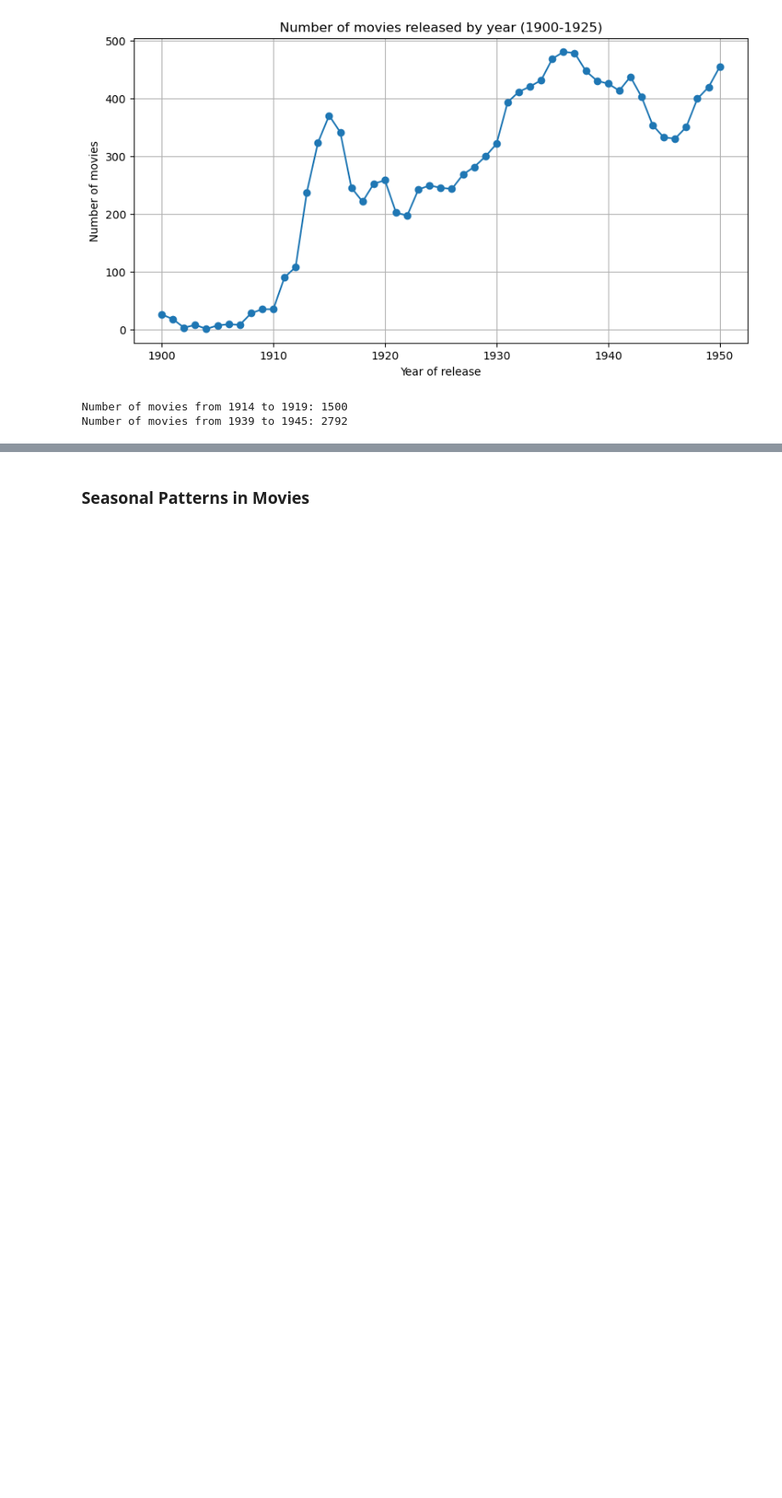
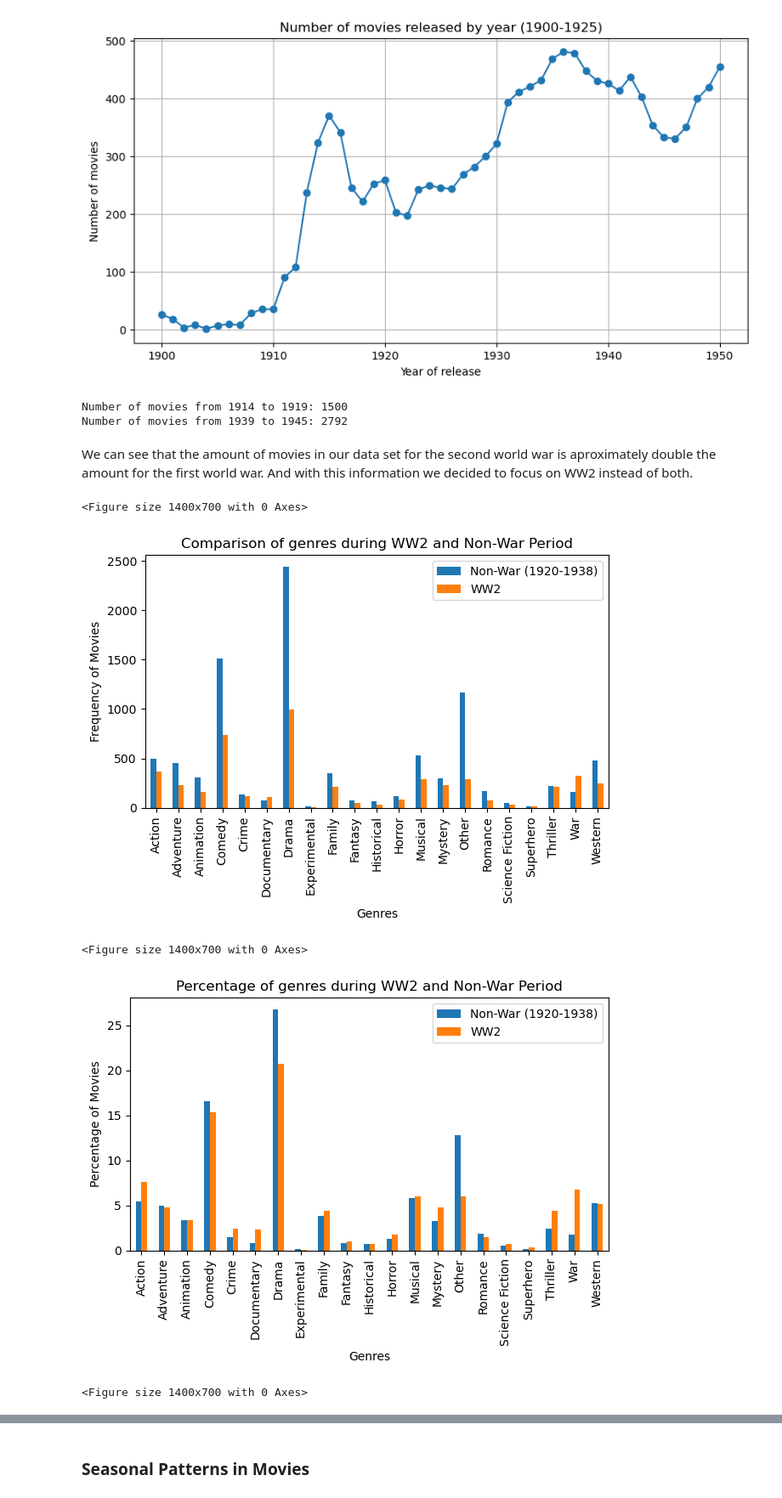
Before and after one commit to epfl-ada/ada-2024-project-semex24, a Jupyter notebook: results.ipynb, the cells around one changed output, grey strips where cells are left out. Shown at 85% size. Drawn from its saved outputs; the diff is of its cells as text; code cells hidden in the pictures; blank space fills up the shorter version.

```diff
--- a/results.ipynb
+++ b/results.ipynb
@@ -218,3 +214,13 @@ number_movies_war(movies_df)
 # %% [output]
 Number of movies from 1914 to 1919: 1500
 Number of movies from 1939 to 1945: 2792
+# %% [markdown]
+We can see that the amount of movies in our data set for the second world war is aproximately double the amount for the first world war. And with this information we decided to focus on WW2 instead of both.
+# %%
+genre_comparison_war_period(movies_df)
+# %% [output]
+<Figure size 1400x700 with 0 Axes>
+[figure, added]
+<Figure size 1400x700 with 0 Axes>
+[figure, added]
+<Figure size 1400x700 with 0 Axes>
```
Also changed, not shown: parts of 47 cells of this notebook, 1 other file.
